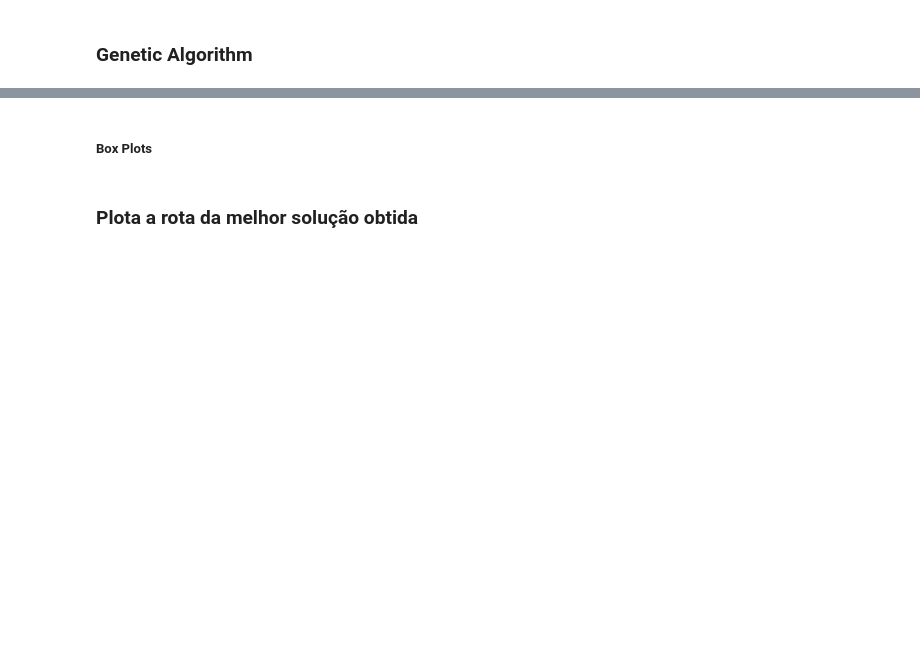
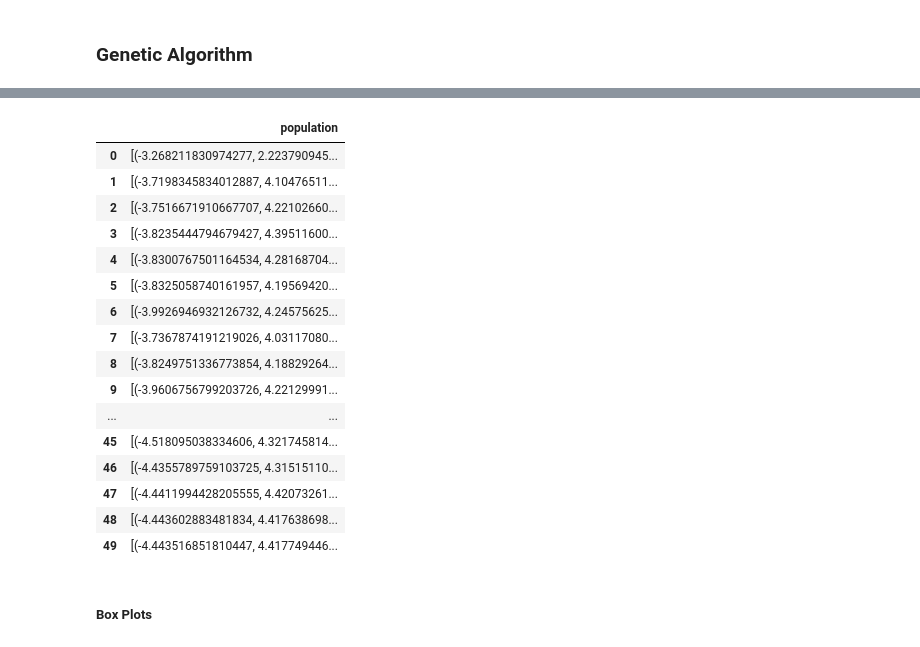
Before and after one commit to eriksonferreira/ia-search-algorithms, a Jupyter notebook: trab2/trab2 - prob2.ipynb, the cells around one changed output, grey strips where cells are left out. Saved outputs shown, nothing was run; the diff lists cells and outputs as text; code cells hidden in the pictures; blank space fills up the shorter version.

Commit message:
forgot df coordenadas

```diff
--- a/trab2/trab2 - prob2.ipynb
+++ b/trab2/trab2 - prob2.ipynb
@@ -621,16 +148,0 @@ algoritmos = {
-# %%
-###################################
-# PROBLEMA GERADO ALEATORIAMENTE  #
-###################################
-
-# cria instancia do problema com n cidades
-
-n_cidades=30
-df_coordenadas = gera_coordenadas_aleatorias(n_cidades)
-tsp = gera_problema_tsp(df_coordenadas)
-
-# numero de vezes que executará cada algoritmo
-n_vezes = 1000
-
-# Executa N vezes para gerar estatísticas da variável custo
-df_custo, df_history, df_hill_climbing, df_hill_climbing_restart, df_simulated_annealing, df_simulated_annealing_history, df_genetic_algorithm, df_genetic_algorithm_population = executa_n_vezes(tsp, algoritmos, n_vezes)
@@ -645,0 +295,3 @@ df_genetic_algorithm_population.to_csv("genetic_algorithm_population", sep=",")
+# %%
+solution_genetic_algorithm, df_genetic_algorithm = genetic_algorithm()
+solution_genetic_algorithm, df_genetic_algorithm
@@ -646,3 +316,24 @@ df_genetic_algorithm_population.to_csv("genetic_algorithm_population", sep=",")
+# %%
+df_genetic_algorithm.columns = ['population']
+df_genetic_algorithm
+# %% [output]
+|  | population |
+| 0 | [(-3.268211830974277, 2.223790945... |
+| 1 | [(-3.7198345834012887, 4.10476511... |
+| 2 | [(-3.7516671910667707, 4.22102660... |
+| 3 | [(-3.8235444794679427, 4.39511600... |
+| 4 | [(-3.8300767501164534, 4.28168704... |
+| 5 | [(-3.8325058740161957, 4.19569420... |
+| 6 | [(-3.9926946932126732, 4.24575625... |
+| 7 | [(-3.7367874191219026, 4.03117080... |
+| 8 | [(-3.8249751336773854, 4.18829264... |
+| 9 | [(-3.9606756799203726, 4.22129991... |
+| ... | ... |
+| 45 | [(-4.518095038334606, 4.321745814... |
+| 46 | [(-4.4355789759103725, 4.31515110... |
+| 47 | [(-4.4411994428205555, 4.42073261... |
+| 48 | [(-4.443602883481834, 4.417638698... |
+| 49 | [(-4.443516851810447, 4.417749446... |
 # %% [markdown]
 ##### Box Plots
 # %%
@@ -651,5 +342,3 @@ df_genetic_algorithm_population.to_csv("genetic_algorithm_population", sep=",")
 # %%
 # px.box(df_custo_T, points='all', y=df_custo_T.columns.tolist()).update_layout(
 #     xaxis_title="Algoritmo", yaxis_title="Custo", title="Custo por Algoritmo")
-# %% [markdown]
-### Plota a rota da melhor solução obtida
```
Also changed, not shown: parts of 68 cells of this notebook, 16 other files.
